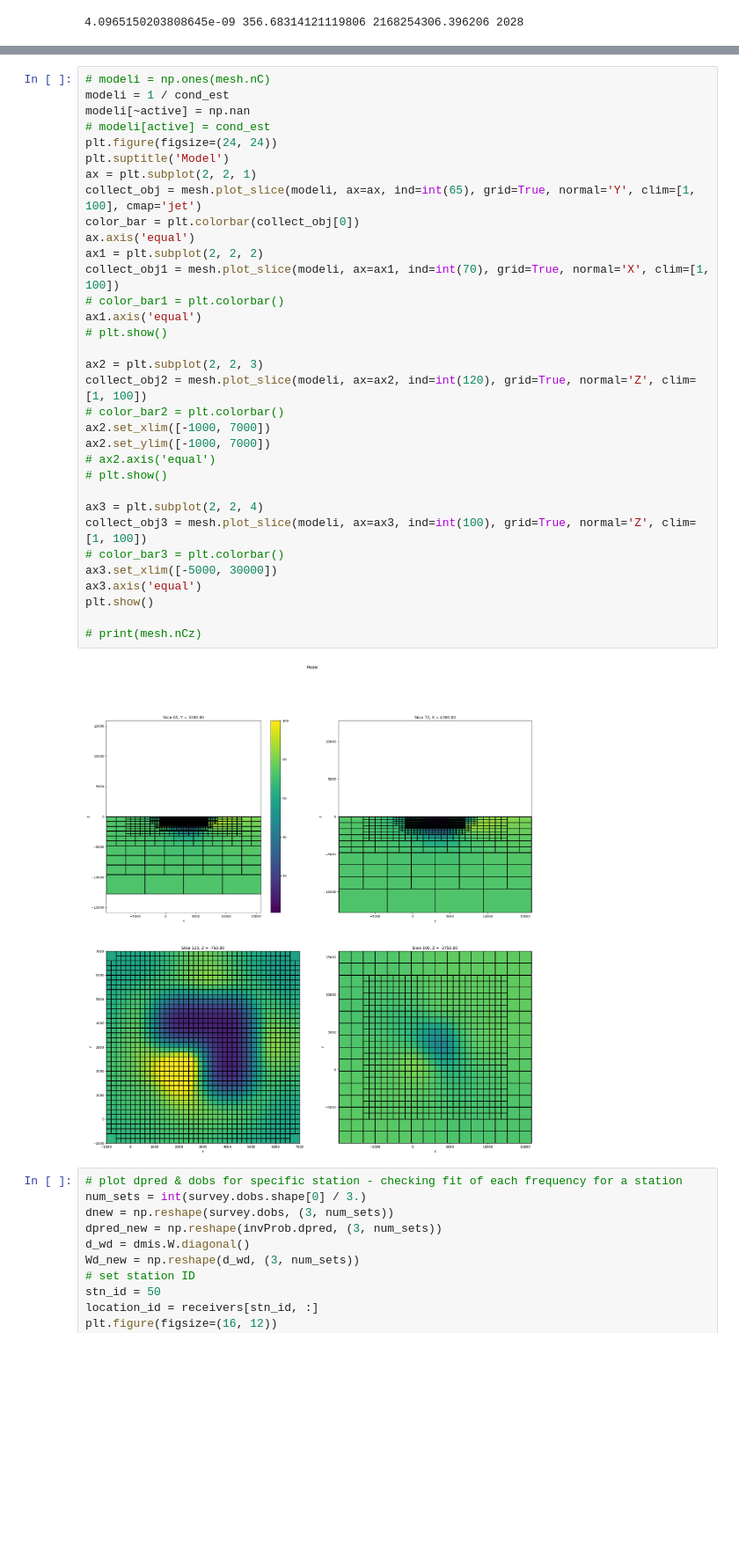
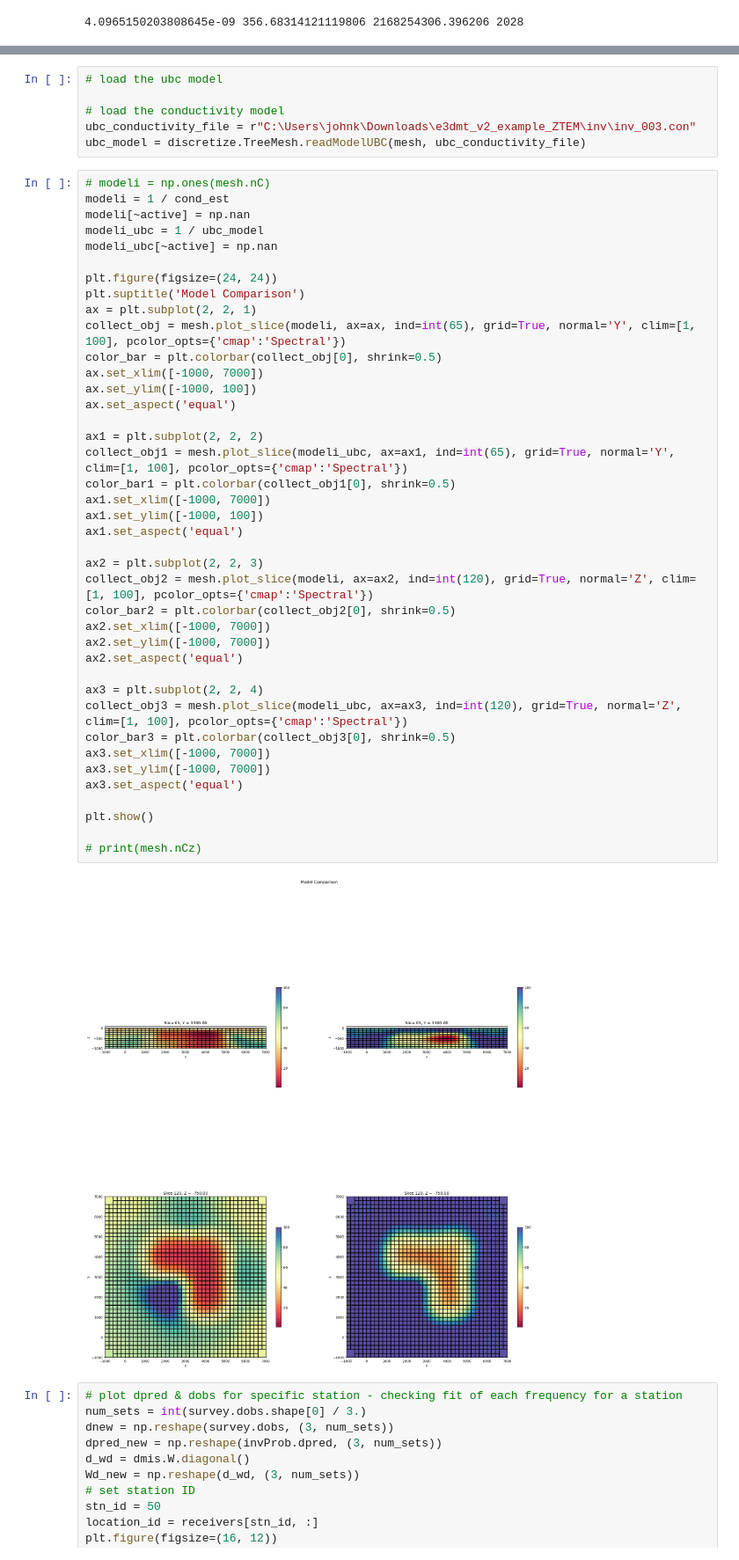
Before and after one commit to JKutt/transformers_segmentation, a Jupyter notebook: PGI/mt/airborne_tipper/nsem-forward-model-notebook.ipynb, the cells around one changed output, grey strips where cells are left out. Shown at 88% size. Cells and saved outputs as stored; diff of their text form; blank space fills up the shorter version.

```diff
--- a/PGI/mt/airborne_tipper/nsem-forward-model-notebook.ipynb
+++ b/PGI/mt/airborne_tipper/nsem-forward-model-notebook.ipynb
@@ -310,38 +545,51 @@ discretize.TreeMesh.writeUBC(mesh,'Lb-imp_all_simple-octree-v2.msh', models={'Lb
+# %%
+# load the ubc model
+
+# load the conductivity model
+ubc_conductivity_file = r"C:\Users\johnk\Downloads\e3dmt_v2_example_ZTEM\inv\inv_003.con"
+ubc_model = discretize.TreeMesh.readModelUBC(mesh, ubc_conductivity_file)
 # %%
 # modeli = np.ones(mesh.nC)
 modeli = 1 / cond_est
 modeli[~active] = np.nan
-# modeli[active] = cond_est
+modeli_ubc = 1 / ubc_model
+modeli_ubc[~active] = np.nan
+
 plt.figure(figsize=(24, 24))
-plt.suptitle('Model')
+plt.suptitle('Model Comparison')
 ax = plt.subplot(2, 2, 1)
-collect_obj = mesh.plot_slice(modeli, ax=ax, ind=int(65), grid=True, normal='Y', clim=[1, 100], cmap='jet')
-color_bar = plt.colorbar(collect_obj[0])
-ax.axis('equal')
+collect_obj = mesh.plot_slice(modeli, ax=ax, ind=int(65), grid=True, normal='Y', clim=[1, 100], pcolor_opts={'cmap':'Spectral'})
+color_bar = plt.colorbar(collect_obj[0], shrink=0.5)
+ax.set_xlim([-1000, 7000])
+ax.set_ylim([-1000, 100])
+ax.set_aspect('equal')
+
 ax1 = plt.subplot(2, 2, 2)
-collect_obj1 = mesh.plot_slice(modeli, ax=ax1, ind=int(70), grid=True, normal='X', clim=[1, 100])
-# color_bar1 = plt.colorbar()
-ax1.axis('equal')
-# plt.show()
+collect_obj1 = mesh.plot_slice(modeli_ubc, ax=ax1, ind=int(65), grid=True, normal='Y', clim=[1, 100], pcolor_opts={'cmap':'Spectral'})
+color_bar1 = plt.colorbar(collect_obj1[0], shrink=0.5)
+ax1.set_xlim([-1000, 7000])
+ax1.set_ylim([-1000, 100])
+ax1.set_aspect('equal')
 
 ax2 = plt.subplot(2, 2, 3)
-collect_obj2 = mesh.plot_slice(modeli, ax=ax2, ind=int(120), grid=True, normal='Z', clim=[1, 100])
-# color_bar2 = plt.colorbar()
+collect_obj2 = mesh.plot_slice(modeli, ax=ax2, ind=int(120), grid=True, normal='Z', clim=[1, 100], pcolor_opts={'cmap':'Spectral'})
+color_bar2 = plt.colorbar(collect_obj2[0], shrink=0.5)
 ax2.set_xlim([-1000, 7000])
 ax2.set_ylim([-1000, 7000])
-# ax2.axis('equal')
-# plt.show()
+ax2.set_aspect('equal')
 
 ax3 = plt.subplot(2, 2, 4)
-collect_obj3 = mesh.plot_slice(modeli, ax=ax3, ind=int(100), grid=True, normal='Z', clim=[1, 100])
-# color_bar3 = plt.colorbar()
-ax3.set_xlim([-5000, 30000])
-ax3.axis('equal')
+collect_obj3 = mesh.plot_slice(modeli_ubc, ax=ax3, ind=int(120), grid=True, normal='Z', clim=[1, 100], pcolor_opts={'cmap':'Spectral'})
+color_bar3 = plt.colorbar(collect_obj3[0], shrink=0.5)
+ax3.set_xlim([-1000, 7000])
+ax3.set_ylim([-1000, 7000])
+ax3.set_aspect('equal')
+
 plt.show()
 
 # print(mesh.nCz)
 # %% [output]
-[figure, old version]
+[figure, new version]
 # %%
 # plot dpred & dobs for specific station - checking fit of each frequency for a station
 num_sets = int(survey.dobs.shape[0] / 3.)
```
Also changed, not shown: parts of 10 cells of this notebook, 2 other files.
